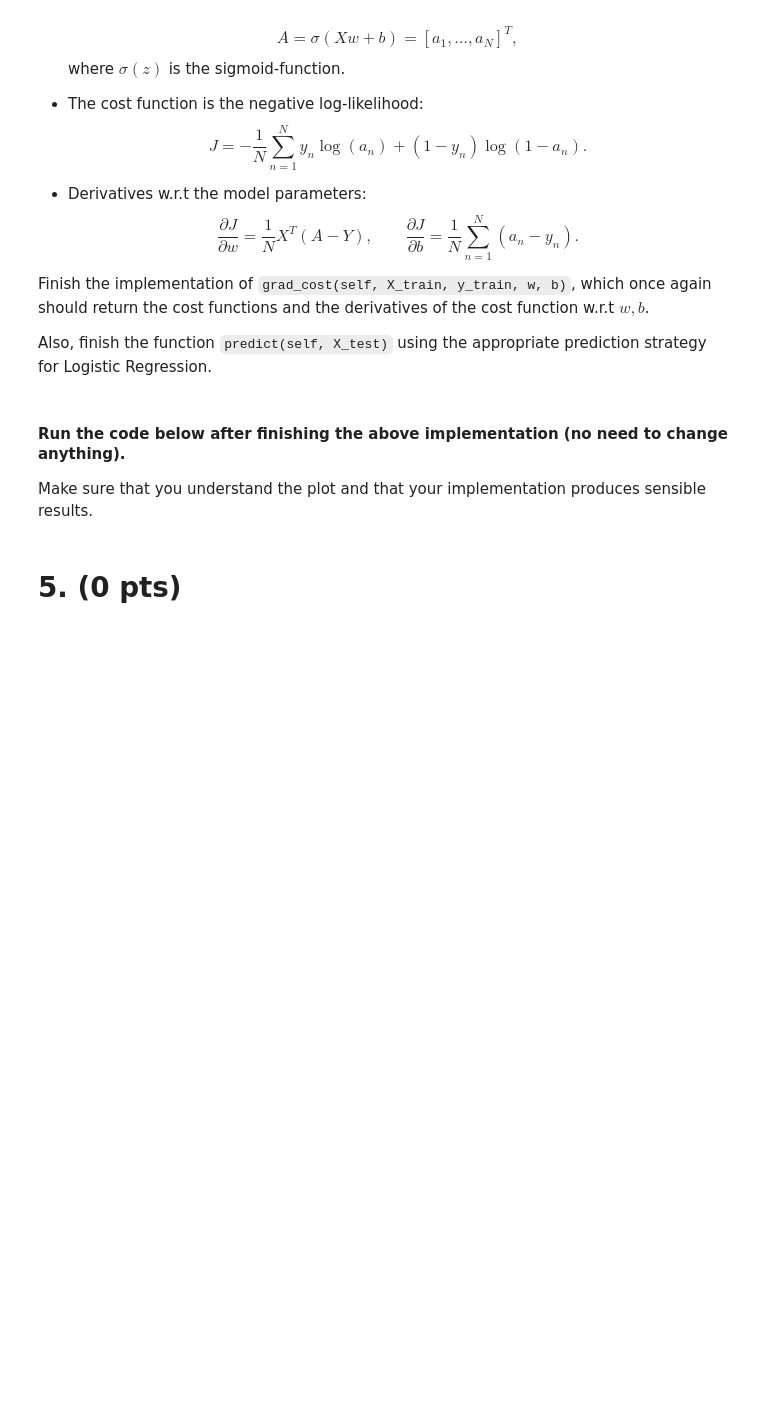
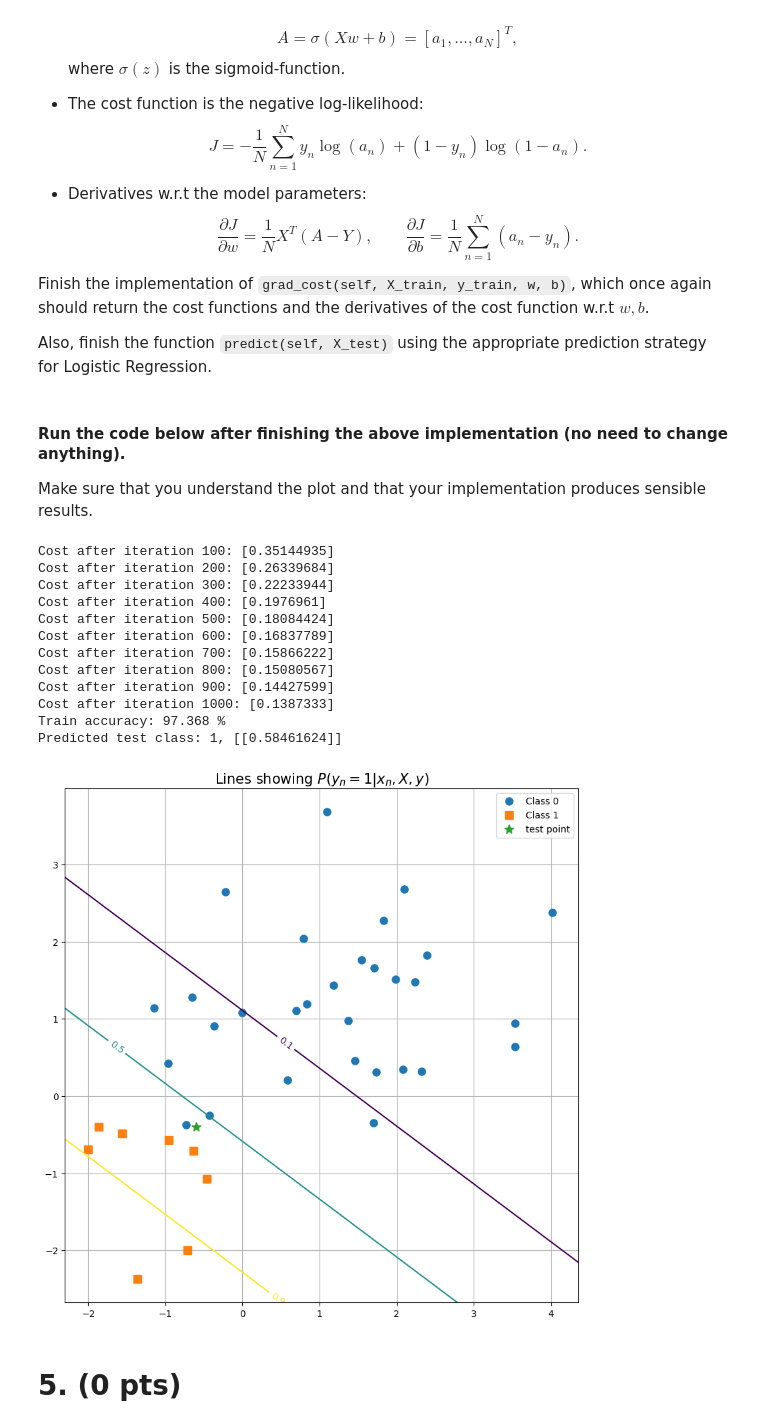
Before and after one commit to AliMousa27/AI-algorithms, a Jupyter notebook: HW2_2026.ipynb, the cells around one changed output. Cells and saved outputs as stored; diff of their text form; code cells hidden in the pictures; blank space fills up the shorter version.

```diff
--- a/HW2_2026.ipynb
+++ b/HW2_2026.ipynb
@@ -912,16 +936,16 @@ class LogisticRegression():
             cost  - Negative log-likelihood cost
             grads - Gradients of loss function w.r.t model parameters (dw,db).
         """
-        n_samples = X_train.shape[0]
+        N = X_train.shape[0]
 
         y_train = y_train.reshape(-1,1)
 
         ### TODO - Change this part
         # Dummy variables currently
-        A = 0
-        cost = 0
-        dw = 0
-        db = 0
+        A =  self.sigmoid(np.add(X_train @ w , b))
+        cost = -1/N * sum([(y_train[n] * np.log(A[n]) + (1 - y_train[n])*np.log(1 - A[n])) for n in range(N)])
+        dw = 1/N * X_train.T @ (A-y_train)
+        db = 1/N * sum([(A[n] - y_train[n]) for n in range(N)])
         ###
 
         grads = {"dw": dw,
@@ -956,7 +980,7 @@ class LogisticRegression():
             b -= self.learning_rate * db
 
             if self.print_cost and i % 100 == 0:
-                print("Cost after iteration %i: %f" %(i, cost))
+                print(f"Cost after iteration {i}: {cost}")
 
         self.parameters = {"w": w,
                            "b": b}
@@ -977,13 +1001,13 @@ class LogisticRegression():
         w = self.parameters["w"]
         b = self.parameters["b"]
 
-        n_samples = X_test.shape[0]
-        y_pred = np.zeros((n_samples,1))
+        N = X_test.shape[0]
+        y_pred = np.zeros((N,1))
 
         ### TODO - Change this part
-        A = np.zeros((n_samples,1))
-        for i in range(n_samples):
-            y_pred[i] = 0 # Always predicts class 0 currently
+        A = self.sigmoid(X_test @ w + b)
+        r = 0.5
+        y_pred = (A >= r).astype(int)
         ###
 
         return y_pred.squeeze(), A
@@ -992,23 +1016,37 @@ class LogisticRegression():
 Make sure that you understand the plot and that your implementation produces sensible results.
 # %%
 # Parameters (feel free to change)
-learning_rate = 0.05
+learning_rate = 0.01
 n_iterations = 1000
 print_cost = True
 
 # Define and train the model
 model = LogisticRegression(learning_rate, n_iterations, print_cost)
 model.fit(X_train, y_train)
 
 # Predictions
 y_pred_train, _ = model.predict(X_train)
 print("Train accuracy: %.3f %%" %(np.mean(y_pred_train == y_train)*100))
 y_pred_test,y_pred_prob_test = model.predict(X_test)
-print("Predicted test class: %d, (prob %.2f)" %(y_pred_test, np.where(y_pred_prob_test < 0.5, 1-y_pred_prob_test, y_pred_prob_test)))
+print(f"Predicted test class: {y_pred_test}, {np.where(y_pred_prob_test < 0.5, 1-y_pred_prob_test, y_pred_prob_test)}")
 
 # Plot decision-boundaries
 fig, ax = plot_data(X_train, y_train, X_test, title = 'Lines showing $P(y_{n} = 1 | x_{n}, X, y)$')
 fig, ax = decision_boundary(model, fig, ax, labels = True)
+# %% [output]
+Cost after iteration 100: [0.35144935]
+Cost after iteration 200: [0.26339684]
+Cost after iteration 300: [0.22233944]
+Cost after iteration 400: [0.1976961]
+Cost after iteration 500: [0.18084424]
+Cost after iteration 600: [0.16837789]
+Cost after iteration 700: [0.15866222]
+Cost after iteration 800: [0.15080567]
+Cost after iteration 900: [0.14427599]
+Cost after iteration 1000: [0.1387333]
+Train accuracy: 97.368 %
+Predicted test class: 1, [[0.58461624]]
+[figure, added]
 # %% [markdown]
 # 5. (0 pts)
 # %% [markdown]
```
Also changed, not shown: parts of 7 cells of this notebook.
